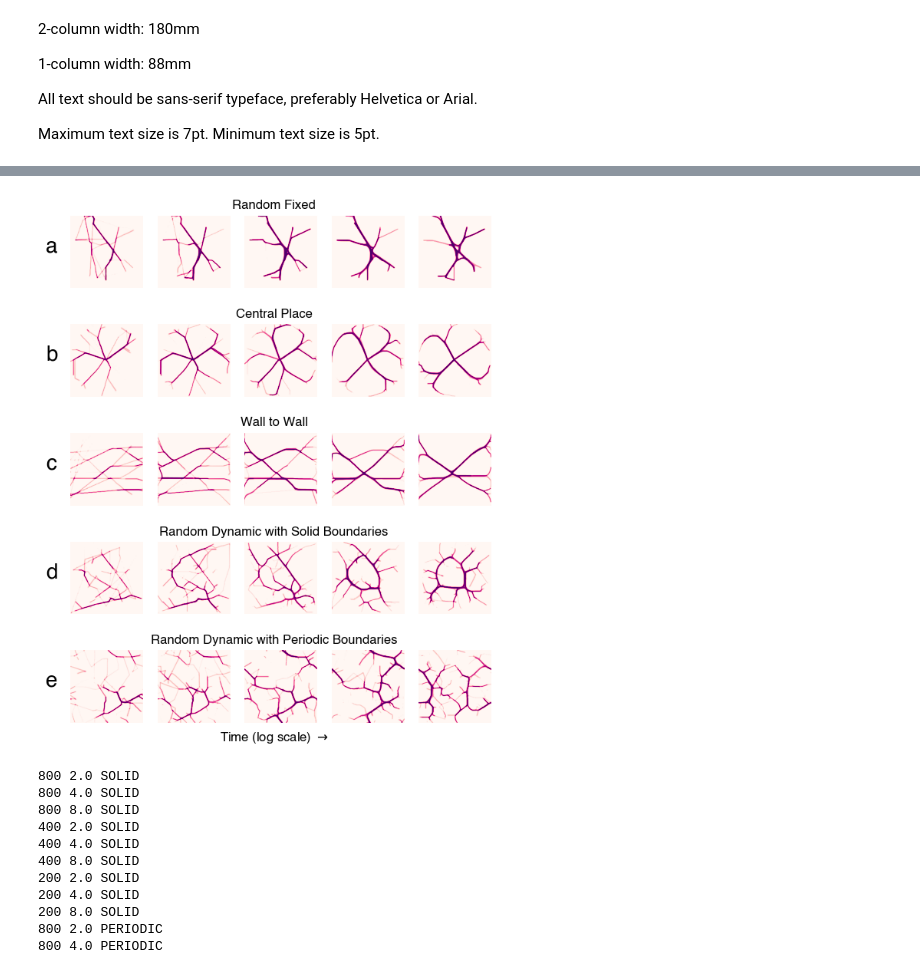
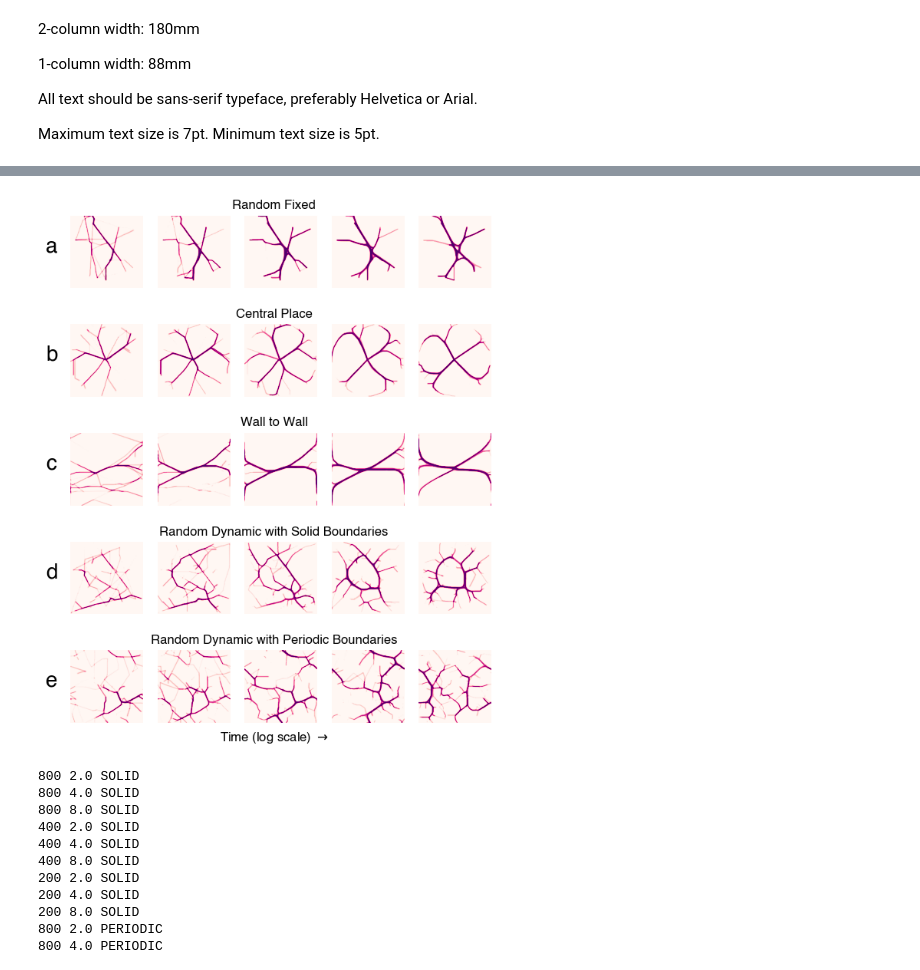
Before and after one commit to brendanwallace/animalpaths, a Jupyter notebook: notebooks/figure-3-4-scenarios.ipynb, the cells around one changed output, grey strips where cells are left out. Cells and saved outputs as stored; diff of their text form; code cells hidden in the pictures.

```diff
--- a/notebooks/figure-3-4-scenarios.ipynb
+++ b/notebooks/figure-3-4-scenarios.ipynb
@@ -22,6 +22,7 @@ from plot_setup import *
 FOLDER = "/Users/brendan/Projects/trails/data/"
 datafiles = [
     "scenarios|2026-06-27/data.json",
+    "scenarios_wtw|2026-10-19/data.json",
     # just added this for (a).
     # "example-fig|2025-12-12/data.json",
 ]
@@ -104,35 +133,37 @@ X = 200
 plot_scenarios(all_figs[0], random_seed=1, scenario="RANDOM_FIXED", title="Random Fixed")
 
 plot_scenarios(all_figs[1], scenario="CENTRAL_PLACE", title="Central Place")
 
-plot_scenarios(all_figs[2], scenario="WALL_TO_WALL", title="Wall to Wall")
+plot_scenarios(all_figs[2], scenario="WALL_TO_WALL",
+               boundary="PERIODIC_Y", random_seed=2,
+               title="Wall to Wall")
 
 plot_scenarios(all_figs[3], scenario="RANDOM_DYNAMIC", title="Random Dynamic with Solid Boundaries")
 
 plot_scenarios(all_figs[4], scenario="RANDOM_DYNAMIC", random_seed=2,
                boundary="PERIODIC", title="Random Dynamic with Periodic Boundaries")
 
 for i, letter in enumerate(["a", "b", "c", "d", "e"]):
     add_letter(all_figs[i], 0.08, 0.5, letter)
 
 # fig.supxlabel(r"Time (Log Scale) $\rightarrow$", fontsize=FONTSIZE)
 
 
 plt.figtext(
     0.5,
     0.00,
     r"Time (log scale) $\rightarrow$",
     ha="center",
     fontsize=FONTSIZE,
 
     # style="italic",
 );
 
 fig.savefig("figures/3.pdf", bbox_inches="tight")
 fig.savefig("figures/3.svg", bbox_inches="tight")
 fig.savefig("figures/3.png", bbox_inches="tight", dpi=300)
 # %% [output]
-[figure, old version]
+[figure, new version]
 # %%
 def plot_nine(
     subfig,
```
Also changed, not shown: parts of 7 cells of this notebook, 10 other files.
